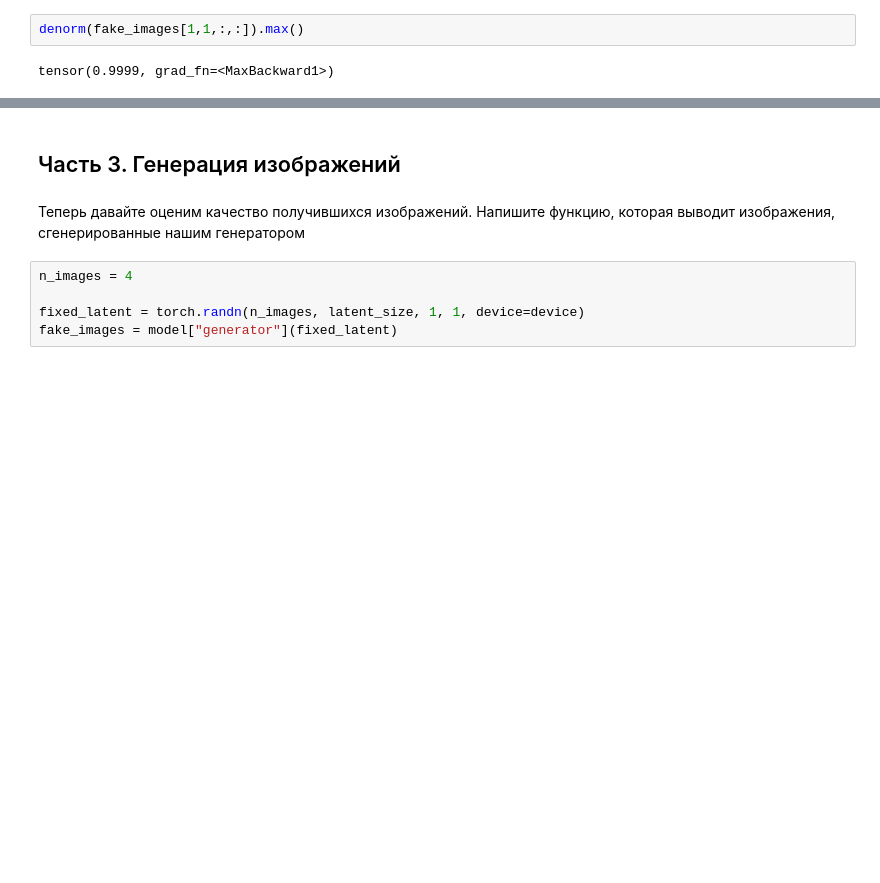
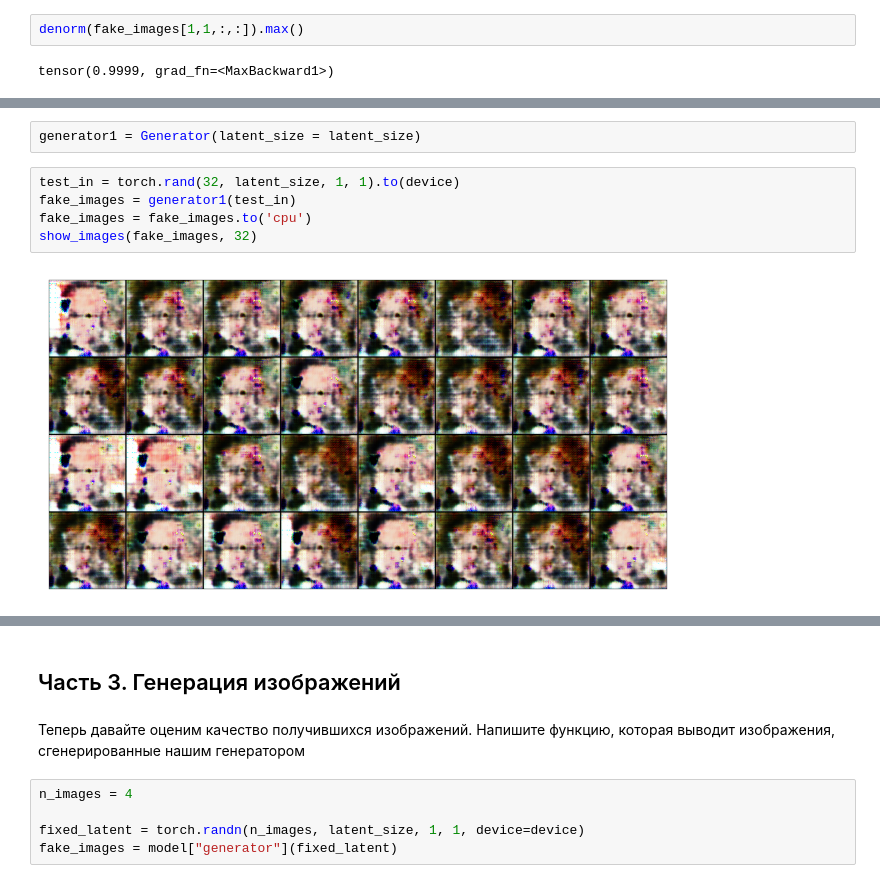
Before and after one commit to DeckardNine/DeckardNine, a Jupyter notebook: week_11_GANs/Homework/homework_8_gans_part_1.ipynb, the cells around one changed output, grey strips where cells are left out. Cells and saved outputs as stored; diff of their text form; blank space fills up the shorter version.

```diff
--- a/week_11_GANs/Homework/homework_8_gans_part_1.ipynb
+++ b/week_11_GANs/Homework/homework_8_gans_part_1.ipynb
@@ -391,0 +501,9 @@ tensor(0.9999, grad_fn=<MaxBackward1>)
+# %%
+generator1 = Generator(latent_size = latent_size)
+# %%
+test_in = torch.rand(32, latent_size, 1, 1).to(device)
+fake_images = generator1(test_in)
+fake_images = fake_images.to('cpu')
+show_images(fake_images, 32)
+# %% [output]
+[figure, added]
```
Also changed, not shown: parts of 16 cells of this notebook.
